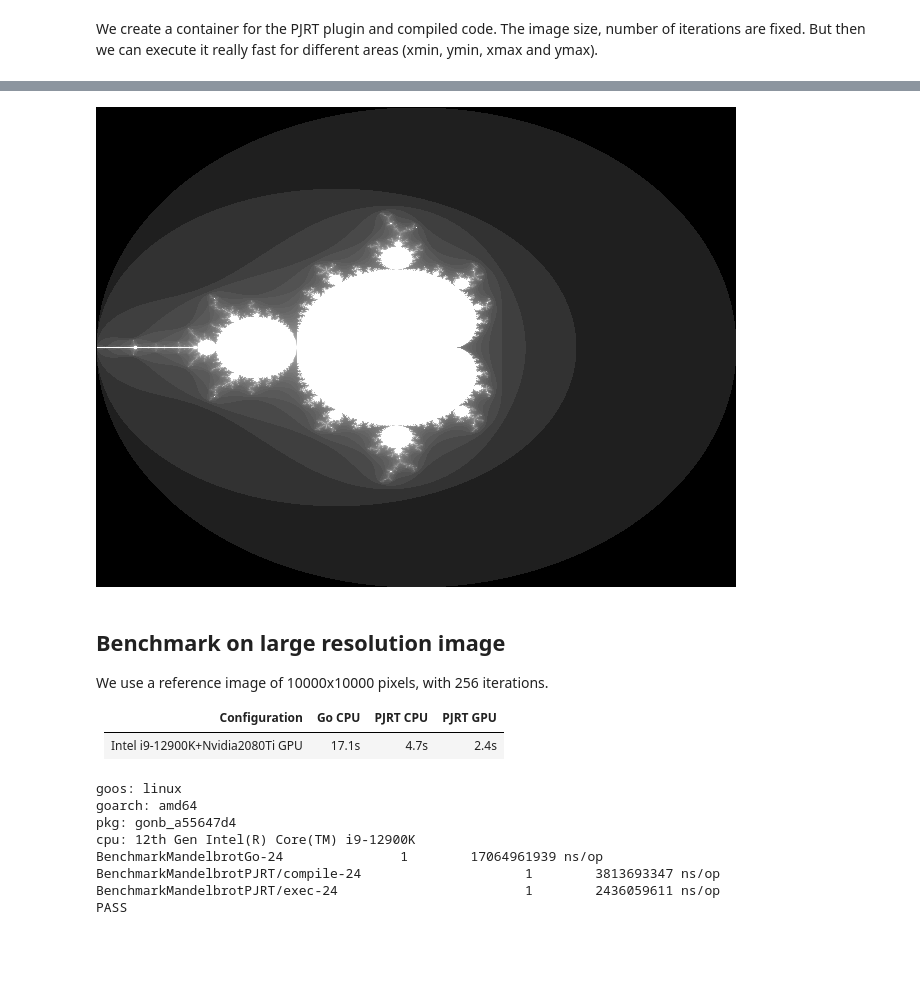
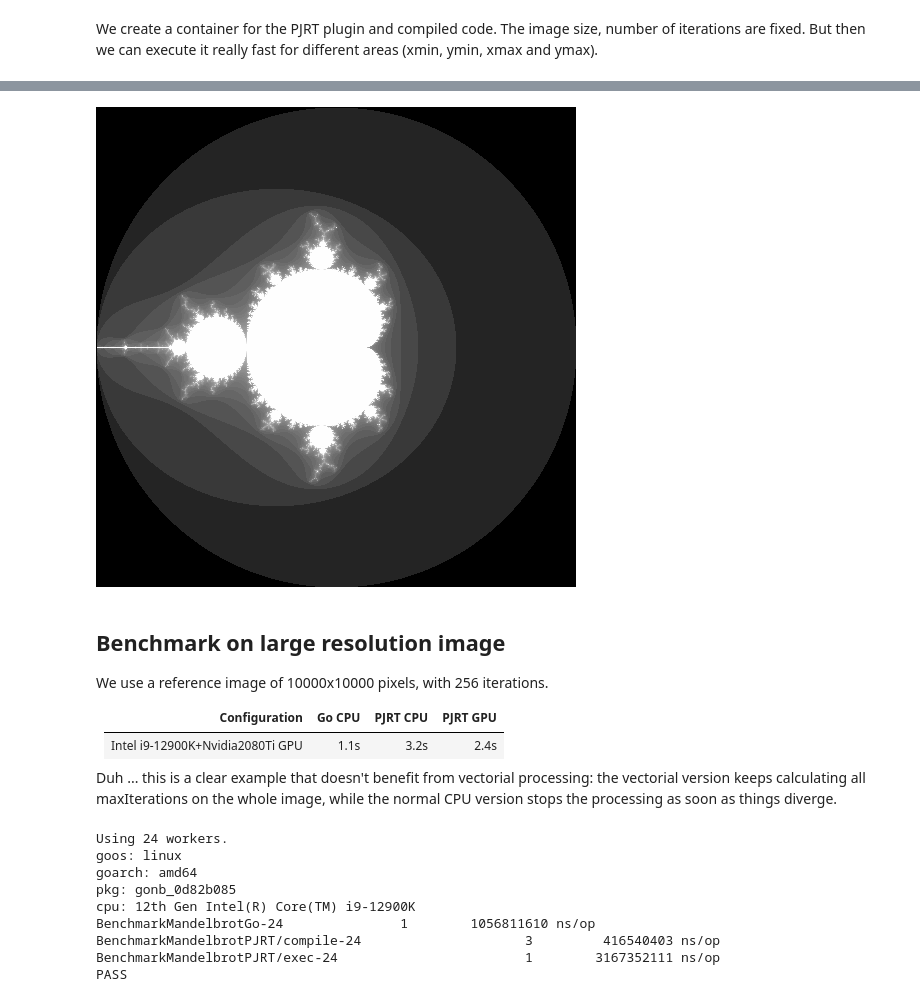
Before and after one commit to gomlx/gopjrt, a Jupyter notebook: examples/mandelbrot.ipynb, the cells around one changed output, grey strips where cells are left out. Drawn from its saved outputs; the diff is of its cells as text; code cells hidden in the pictures; blank space fills up the shorter version.

Commit message:
Parallelized Go version.

```diff
--- a/examples/mandelbrot.ipynb
+++ b/examples/mandelbrot.ipynb
@@ -73,6 +94,7 @@ We create a container for the PJRT plugin and compiled code. The image size, num
 # %%
 import (
     "flag"
+    "time"
     "github.com/gomlx/gopjrt/dtypes"
     "github.com/gomlx/gopjrt/pjrt"
     xla "github.com/gomlx/gopjrt/xlabuilder"
@@ -100,24 +122,31 @@ func NewMandelbrotGenerator(width, height, maxIterations int) *MandelbrotGenerat
     return m
 }
 
+// Build the XLA computation that generates the colors (number of iterations to diverge) of the
+// Mandelbrot set.
 func (m *MandelbrotGenerator) Build() {
+    // Create XlaBuilder object and set the dtype and shapes we'll use.
     builder := xla.New("mandelbrot")
     dtype := dtypes.F32
     scalarShape := xla.MakeShape(dtype)
     imageShape := xla.MakeShape(dtype, m.height, m.width)
+
+    // The inputs for the computation are just the (minX, minY) - (maxX, maxY) area we are going to draw.
+    // Notice the number of pixels in the image (the size of the matrix we are going to calculate) is
+    // fixed -- if we change it we need to re-create the XLA computation.
     minX := must.M1(xla.Parameter(builder, "minX", 0, scalarShape))
     minY := must.M1(xla.Parameter(builder, "minY", 1, scalarShape))
     maxX := must.M1(xla.Parameter(builder, "maxX", 2, scalarShape))
     maxY := must.M1(xla.Parameter(builder, "maxY", 3, scalarShape))
-    _, _ = minY, maxY
 
+    // Create the matrix (width, height) of complex numbers that are the input for each pixel.
+    // The real (cx) part grows left to right (axis 1), and complex (cy) part grows bottom to top (axis 0).
     cx := must.M1(xla.Iota(builder, imageShape, 1))
     normalizeX := must.M1(xla.Div(
         must.M1(xla.Sub(maxX, minX)),
         must.M1(xla.Constant(builder, xla.NewScalarLiteral(float32(m.width))))))
     cx = must.M1(xla.Mul(cx, normalizeX))
     cx = must.M1(xla.Add(cx, minX))
-
     cy := must.M1(xla.Iota(builder, imageShape, 0))
     normalizeY := must.M1(xla.Div(
         must.M1(xla.Sub(maxY, minY)),
@@ -125,40 +154,67 @@ func (m *MandelbrotGenerator) Build() {
     cy = must.M1(xla.Mul(cy, normalizeY))
     cy = must.M1(xla.Add(cy, minY))
 
+    // c is the complex number that represents the position of the pixel and the value added to the recursive z function.
     c := must.M1(xla.Complex(cx, cy))
-    z := must.M1(xla.Mul(c, must.M1(xla.ScalarZero(builder, dtypes.C64))))
 
+    // z starts with complex64(0) for each pixel.
+    zeroC64 := must.M1(xla.ScalarZero(builder, dtypes.C64))
+    z := must.M1(xla.Broadcast(zeroC64, imageShape.Dimensions...))
+
+    // Some constants, and we initialize the currentIter.
     zero := must.M1(xla.ScalarZero(builder, dtype))
-    zeroC64 := must.M1(xla.ScalarZero(builder, dtypes.C64))
     one := must.M1(xla.ScalarOne(builder, dtype))
+    maxIter := must.M1(xla.Constant(builder, xla.NewScalarLiteral(float32(m.maxIterations))))
     currentIter := zero
-    maxIter := must.M1(xla.Constant(builder, xla.NewScalarLiteral(float32(m.maxIterations))))
 
+    // result start with the maxIter and at each iteration is updated if z reaches the divergence limit.
+    // So result can only decrease in value -- at each iteration we take the minimun.
     result := must.M1(xla.Broadcast(maxIter, imageShape.Dimensions...))
     divergeLimit := must.M1(xla.Constant(builder, xla.NewScalarLiteral(float32(2))))
 
+    // Looping over the iterations: notice that while we are looping in Go, the computation graph
+    // doesn't have any loops (yet), it's simply generating a giant spaguetti like computation, "loop-unrolling"
+    // the whole loop of iterations.
     for _ = range m.maxIterations {
+        // Recursive z_{n+1}=z_{n}^2+c
         z = must.M1(xla.Mul(z, z))
         z = must.M1(xla.Add(z, c))
 
+        // Check pixels that diverged.
         diverged := must.M1(xla.GreaterOrEqual(must.M1(xla.Abs(z)), divergeLimit))
+
+        // Update result only for those pixels that diverged.
         resultUpdate := must.M1(xla.Min(result, currentIter))
         result = must.M1(xla.Where(diverged, resultUpdate,result))
-        z = must.M1(xla.Where(diverged, zeroC64, z))
 
+        // currentIter++
         currentIter = must.M1(xla.Add(currentIter, one))
     }
-    comp := must.M1(builder.Build(result))
-    m.exec = must.M1(m.client.Compile().WithComputation(comp).Done())
+
+    // This finishes the building of the computation, which we then immediately compile and leave it ready to
+    // execute.
+    computation := must.M1(builder.Build(result))
+    m.exec = must.M1(m.client.Compile().WithComputation(computation).Done())
 }
 
+// Exec executes the compiled computation that generates the matrix of values for the Mandelbrot image.
 func (m *MandelbrotGenerator) Exec(minX, minY, maxX, maxY float32) *image.RGBA {
+    // Create the buffers that PJRT takes to feed the computation.
     inputs := make([]*pjrt.Buffer, 4)
     for ii, value := range []float32{minX, minY, maxX, maxY} {
         inputs[ii] = must.M1(pjrt.ScalarToBuffer(m.client, value))
     }
+
+    // Execute the computation: it has only one output, the resulting the matrix, which we take.
     outputBuffer := must.M1(m.exec.Execute(inputs...).Done())[0]
+
+    // The result is in accelerator memory, this transfers the buffer back to Go-land, in the form
+    // of a flat slice, and the dimensions (width x height). Since we know the dimensions, we just
+    // discard it here.
     flat, _ := must.M2(pjrt.BufferToArray[float32](outputBuffer))
+
+    // Create the image from the returned matrix, with the number of iterations.
+    // Notice we take the `log(#iterations + 1)` as the color to decrease the contrast.
     img := image.NewRGBA(image.Rect(0, 0, m.width, m.height))
     pos := 0
     logMaxIterations := math32.Log(float32(m.maxIterations+1))
@@ -175,9 +231,14 @@ func (m *MandelbrotGenerator) Exec(minX, minY, maxX, maxY float32) *image.RGBA {
 
 %%
 fmt.Println("Compiling XLA program:")
-m := NewMandelbrotGenerator(640, 480, 256)
+start := time.Now()
+m := NewMandelbrotGenerator(480, 480, 128)
+fmt.Printf("\tElapsed: %s\n", time.Since(start))
+
 fmt.Println("Generating image:")
+start = time.Now()
 must.M(gonbui.DisplayImage(
     m.Exec(-2, -2, 2, 2)))
+fmt.Printf("\tElapsed: %s\n", time.Since(start))
 # %% [output]
 Compiling XLA program:
@@ -185,4 +248,4 @@ Generating image:
-[figure, old version]
+[figure, new version]
 # %% [markdown]
 ## Benchmark on large resolution image
 
@@ -190,9 +253,11 @@ We use a reference image of 10000x10000 pixels, with 256 iterations.
 
 | **Configuration** | **Go CPU** | **PJRT CPU** | **PJRT GPU** |
 |:---:|:---:|:---:|:---:|
-| Intel i9-12900K+Nvidia2080Ti GPU | 17.1s | 4.7s | 2.4s |
+| Intel i9-12900K+Nvidia2080Ti GPU | 1.1s | 3.2s | 2.4s |
+
+Duh ... this is a clear example that doesn't benefit from vectorial processing: the vectorial version keeps calculating all maxIterations on the whole image, while the normal CPU version stops the processing as soon as things diverge.
 # %%
-%test -test.bench=. -test.run=Benchmark --plugin=cuda
+%test -test.bench=. -test.run=BenchmarkMandelbrotPJRT --plugin=cpu
 
 const (
     benchmarkWidth = 10000
@@ -218,11 +283,12 @@ func BenchmarkMandelbrotPJRT(b *testing.B) {
     })
 }
 # %% [output]
+Using 24 workers.
 goos: linux
 goarch: amd64
-pkg: gonb_a55647d4
+pkg: gonb_0d82b085
 cpu: 12th Gen Intel(R) Core(TM) i9-12900K
-BenchmarkMandelbrotGo-24               1        17064961939 ns/op
-BenchmarkMandelbrotPJRT/compile-24                     1        3813693347 ns/op
-BenchmarkMandelbrotPJRT/exec-24                        1        2436059611 ns/op
+BenchmarkMandelbrotGo-24               1        1056811610 ns/op
+BenchmarkMandelbrotPJRT/compile-24                     3         416540403 ns/op
+BenchmarkMandelbrotPJRT/exec-24                        1        3167352111 ns/op
 PASS
```
Also changed, not shown: parts of 3 cells of this notebook.
